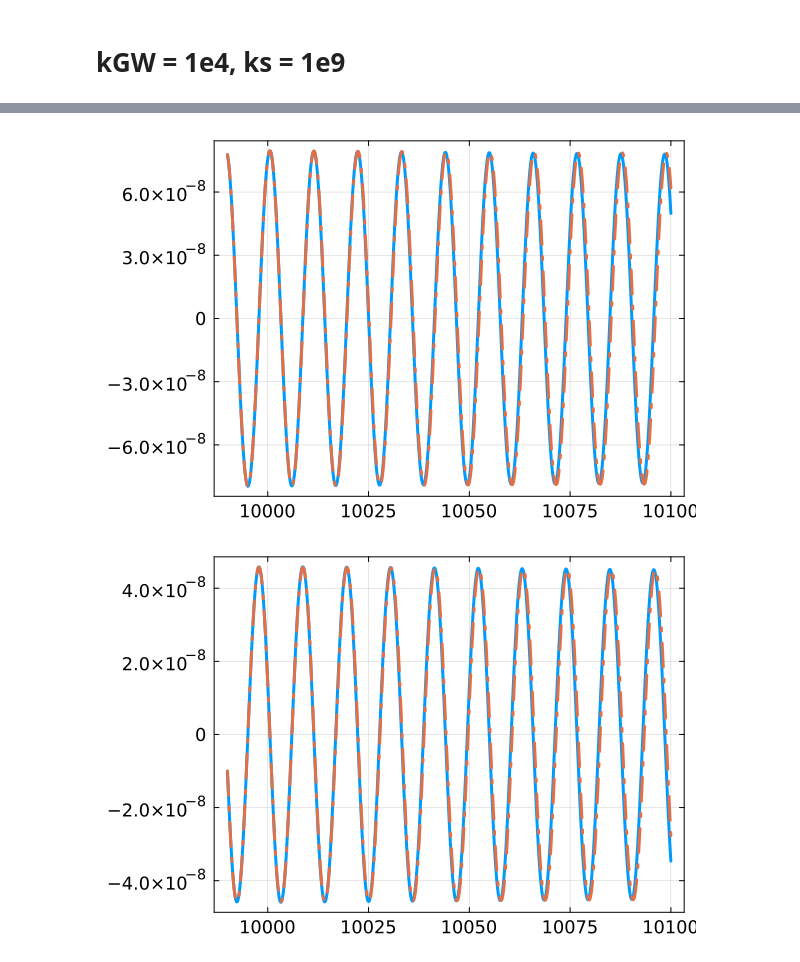
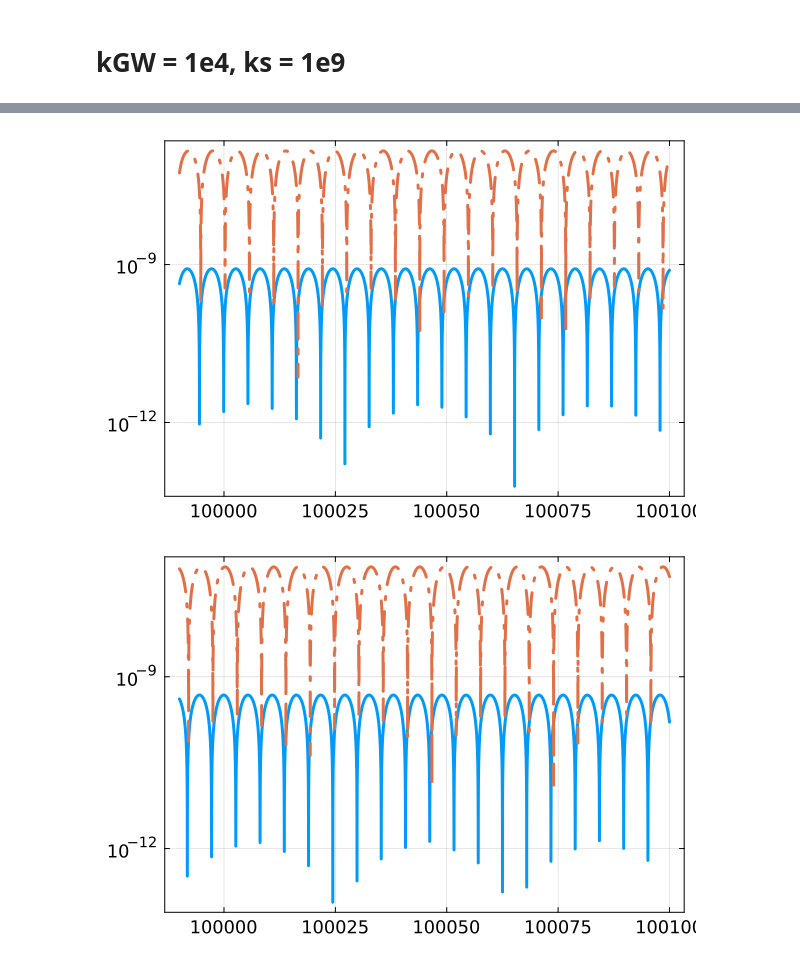
Before and after one commit to NekomammaT/SIGW_QCD, a Jupyter notebook: YT/squeezed.ipynb, the cells around one changed output, grey strips where cells are left out. Saved outputs shown, nothing was run; the diff lists cells and outputs as text; code cells hidden in the pictures.

Commit message:
squeeze scalar WIP

```diff
--- a/YT/squeezed.ipynb
+++ b/YT/squeezed.ipynb
@@ -146,40 +146,39 @@ scalarprob = ODEProblem(scalarEoM,ui,xspan,ks);
 PhiRDc(x,xc,Phic,Pic) = (MPhi(x)*inv(MPhi(xc))*[Phic,Pic])[1];
 PhipRDc(x,xc,Phic,Pic) = (MPhi(x)*inv(MPhi(xc))*[Phic,Pic])[2];
 
-xcs = 1e4;
-
 # interpolation
 # RD sol. in the superH limit for x < xi
 # num. sol. for xi <= x <= xf
 # RD sol. extrapolating the num. sol. for x > xf
-function Phiint(x)
+function Phiint(x,xc)
     if x < xi
         return PhiRD1(x)
-    elseif x > xcs
-        return PhiRDc(x,xcs,scalarsol(xcs)[1],scalarsol(xcs)[2])
+    elseif x > xc
+        return PhiRDc(x,xc,scalarsol(xc)[1],scalarsol(xc)[2])
     else
         return scalarsol(x)[1]
     end
 end;
 
-function Piint(x)
+function Piint(x,xc)
     if x < xi
         return PhipRD1(x)
-    elseif x > xcs
-        return PhipRDc(x,xcs,scalarsol(xcs)[1],scalarsol(xcs)[2])
+    elseif x > xc
+        return PhipRDc(x,xc,scalarsol(xc)[1],scalarsol(xc)[2])
     else
         return scalarsol(x)[2]
     end
 end;
 # %%
-xlist = [x for x in xcs-10:0.01:xcs+100];
+xcs = 1e4
+xlist = [x for x in 10xcs-10:0.01:10xcs+100];
 
-plot(xlist,Phiint)
-plot!(xlist, x -> scalarsol(x)[1], linestyle=:auto)
+plot(xlist, x -> abs(Phiint(x,xcs)), yscale=:log10)
+plot!(xlist, x -> abs(scalarsol(x)[1]), linestyle=:auto)
 # %% [output]
-[figure, old version]
+[figure, new version]
 # %%
-plot(xlist,Piint)
-plot!(xlist, x -> scalarsol(x)[2], linestyle=:auto)
+plot(xlist, x -> abs(Piint(x,xcs)), yscale=:log10)
+plot!(xlist, x -> abs(scalarsol(x)[2]), linestyle=:auto)
 # %% [output]
-[figure, old version]
+[figure, new version]
```
Also changed, not shown: parts of 4 cells of this notebook.
